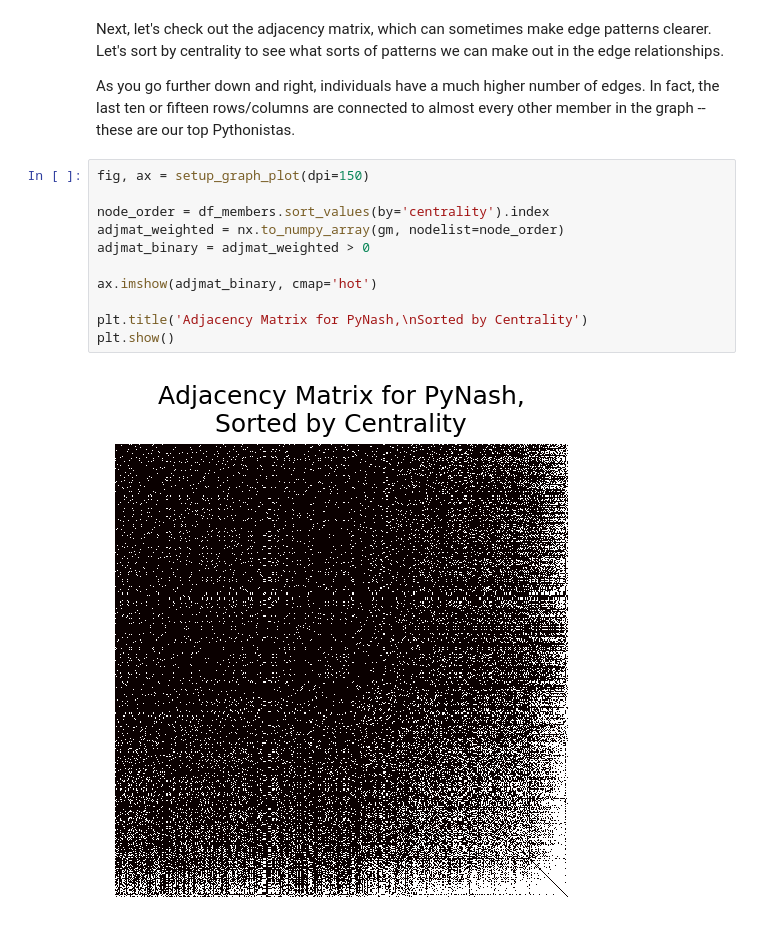
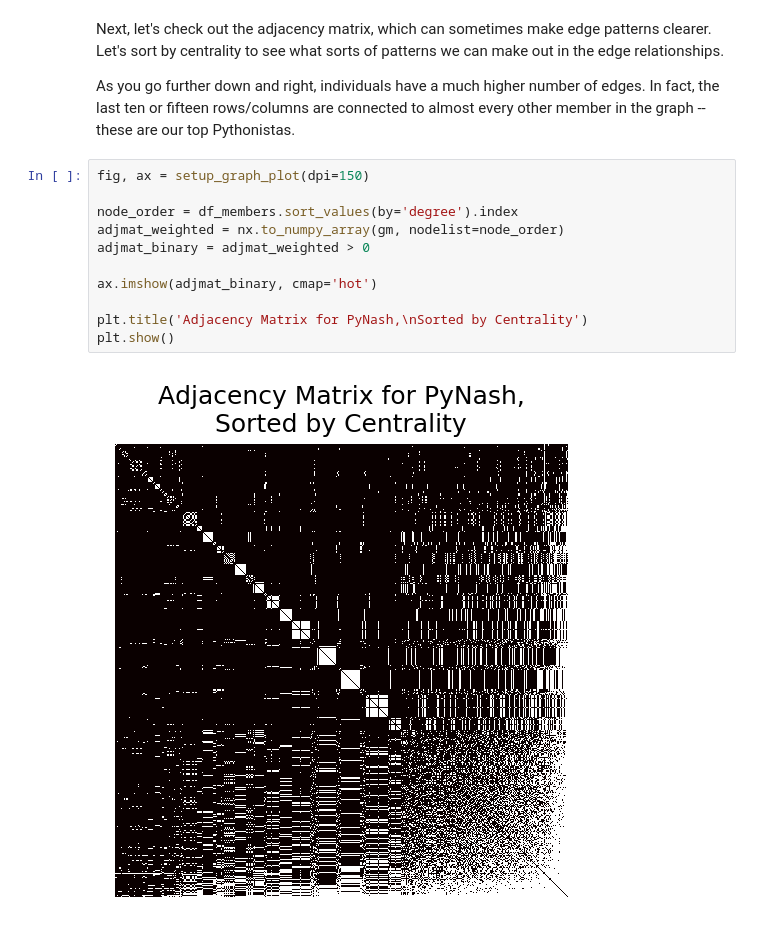
Before and after one commit to stkbailey/nashnetx, a Jupyter notebook: 4_PyNash-Relationships.ipynb, the cells around one changed output. Drawn from its saved outputs; the diff is of its cells as text.

```diff
--- a/4_PyNash-Relationships.ipynb
+++ b/4_PyNash-Relationships.ipynb
@@ -238,13 +238,13 @@ As you go further down and right, individuals have a much higher number of edges
 # %%
 fig, ax = setup_graph_plot(dpi=150)
 
-node_order = df_members.sort_values(by='centrality').index
+node_order = df_members.sort_values(by='degree').index
 adjmat_weighted = nx.to_numpy_array(gm, nodelist=node_order)
 adjmat_binary = adjmat_weighted > 0
 
 ax.imshow(adjmat_binary, cmap='hot')
 
 plt.title('Adjacency Matrix for PyNash,\nSorted by Centrality')
 plt.show()
 # %% [output]
-[figure, old version]
+[figure, new version]
```
Also changed, not shown: parts of 4 cells of this notebook, 4 other files.
